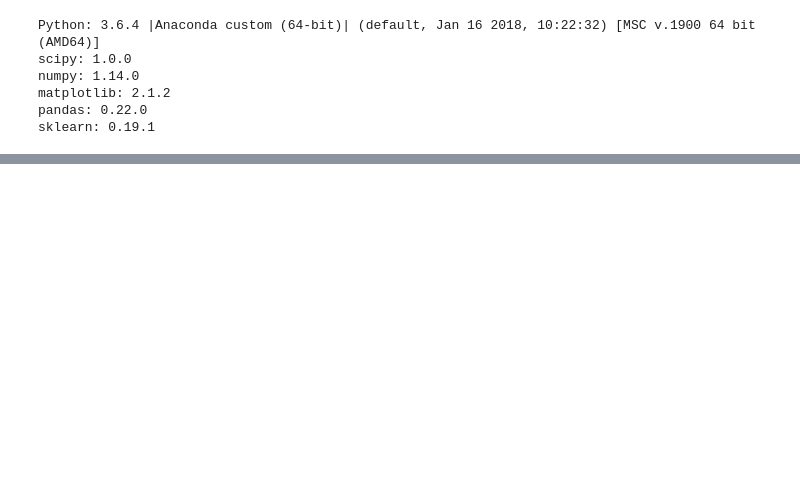
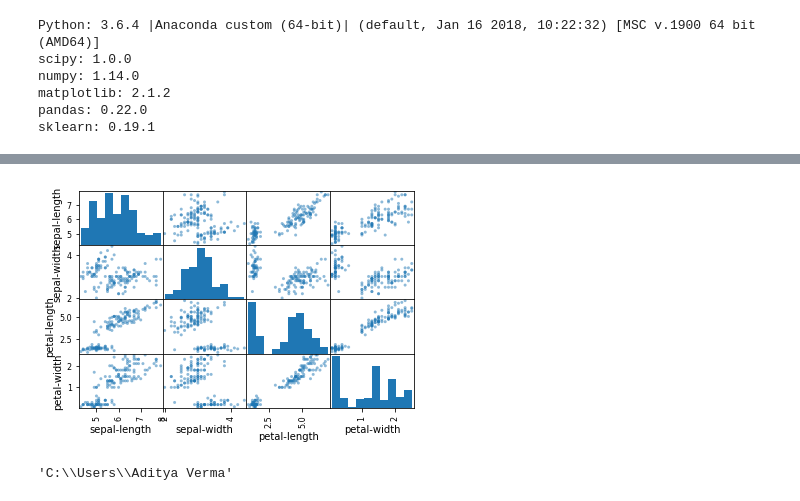
Before and after one commit to adverma98/IRIS_ML-1, a Jupyter notebook: IRIS_ML#1.ipynb, the cells around one changed output, grey strips where cells are left out. Drawn from its saved outputs; the diff is of its cells as text; code cells hidden in the pictures; blank space fills up the shorter version.

```diff
--- a/IRIS_ML#1.ipynb
+++ b/IRIS_ML#1.ipynb
@@ -48,0 +137,8 @@ dataset = pandas.read_csv(url, names=names)
+# %%
+#MULTIVARIATE PLOTS
+# scatter plot matrix
+
+scatter_matrix(dataset)
+plt.show()
+# %% [output]
+[figure, added]
@@ -48,0 +149,4 @@ dataset = pandas.read_csv(url, names=names)
+# %%
+pwd
+# %% [output]
+'C:\\Users\\Aditya Verma'
```
Also changed, not shown: parts of 11 cells of this notebook.
